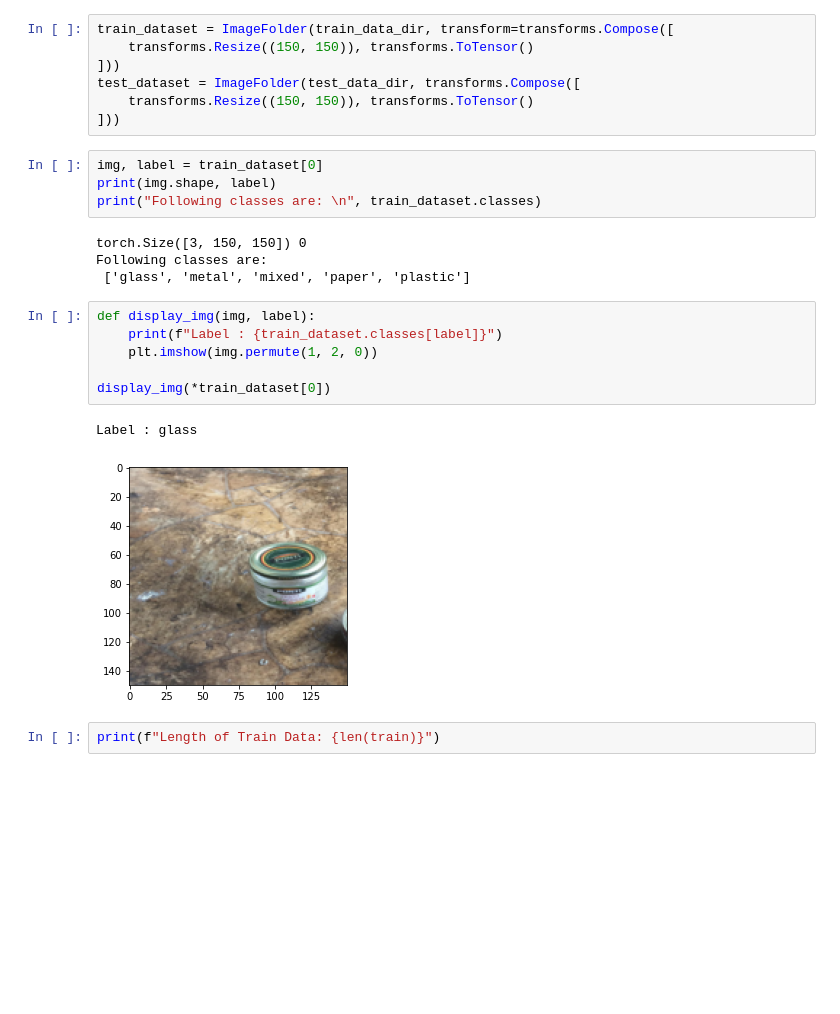
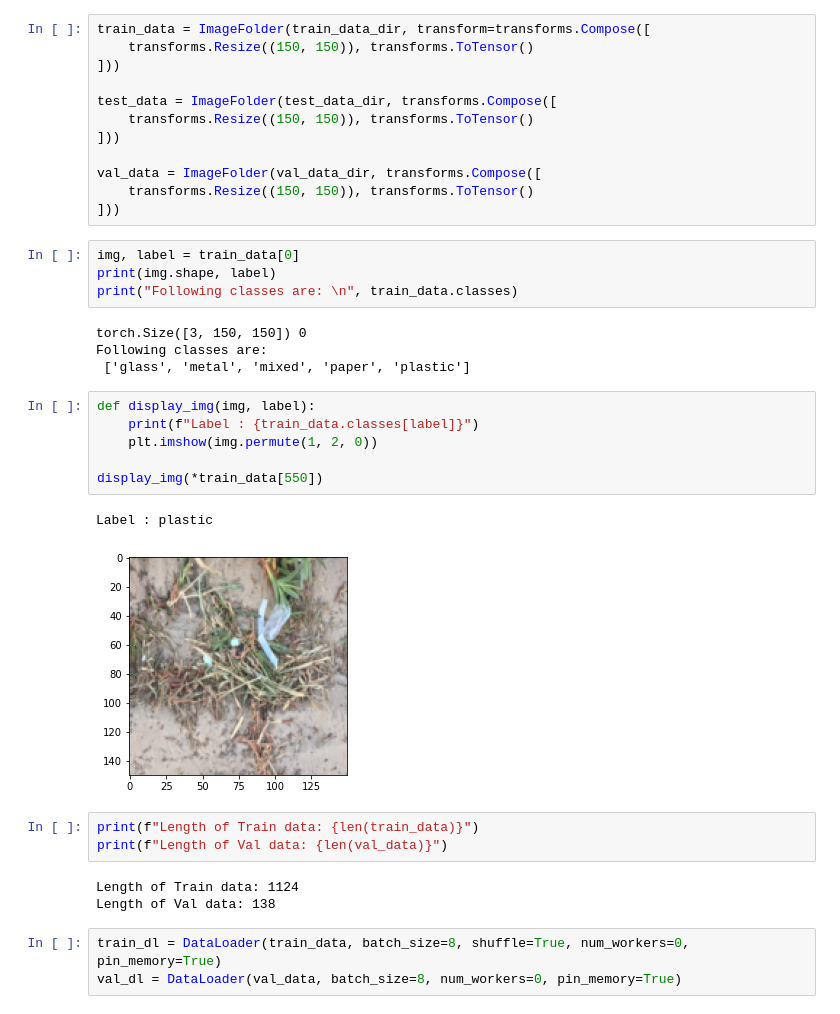
Before and after one commit to Jonash55/CRID, a Jupyter notebook: crai_playground.ipynb, the cells around one changed output. Drawn from its saved outputs; the diff is of its cells as text; blank space fills up the shorter version.

Commit message:
First trained model

```diff
--- a/crai_playground.ipynb
+++ b/crai_playground.ipynb
@@ -11,26 +17,38 @@ test_data_dir = '../CRAI/split/test'
 # %%
-train_dataset = ImageFolder(train_data_dir, transform=transforms.Compose([
+train_data = ImageFolder(train_data_dir, transform=transforms.Compose([
     transforms.Resize((150, 150)), transforms.ToTensor()
 ]))
-test_dataset = ImageFolder(test_data_dir, transforms.Compose([
+
+test_data = ImageFolder(test_data_dir, transforms.Compose([
     transforms.Resize((150, 150)), transforms.ToTensor()
 ]))
+
+val_data = ImageFolder(val_data_dir, transforms.Compose([
+    transforms.Resize((150, 150)), transforms.ToTensor()
+]))
 # %%
-img, label = train_dataset[0]
+img, label = train_data[0]
 print(img.shape, label)
-print("Following classes are: \n", train_dataset.classes)
+print("Following classes are: \n", train_data.classes)
 # %% [output]
 torch.Size([3, 150, 150]) 0
 Following classes are:
  ['glass', 'metal', 'mixed', 'paper', 'plastic']
 # %%
 def display_img(img, label):
-    print(f"Label : {train_dataset.classes[label]}")
+    print(f"Label : {train_data.classes[label]}")
     plt.imshow(img.permute(1, 2, 0))
 
-display_img(*train_dataset[0])
+display_img(*train_data[550])
 # %% [output]
-Label : glass
+Label : plastic
-[figure, old version]
+[figure, new version]
 # %%
-print(f"Length of Train Data: {len(train)}")
+print(f"Length of Train data: {len(train_data)}")
+print(f"Length of Val data: {len(val_data)}")
+# %% [output]
+Length of Train data: 1124
+Length of Val data: 138
+# %%
+train_dl = DataLoader(train_data, batch_size=8, shuffle=True, num_workers=0, pin_memory=True)
+val_dl = DataLoader(val_data, batch_size=8, num_workers=0, pin_memory=True)
```
Also changed, not shown: parts of 17 cells of this notebook, 1 other file.
